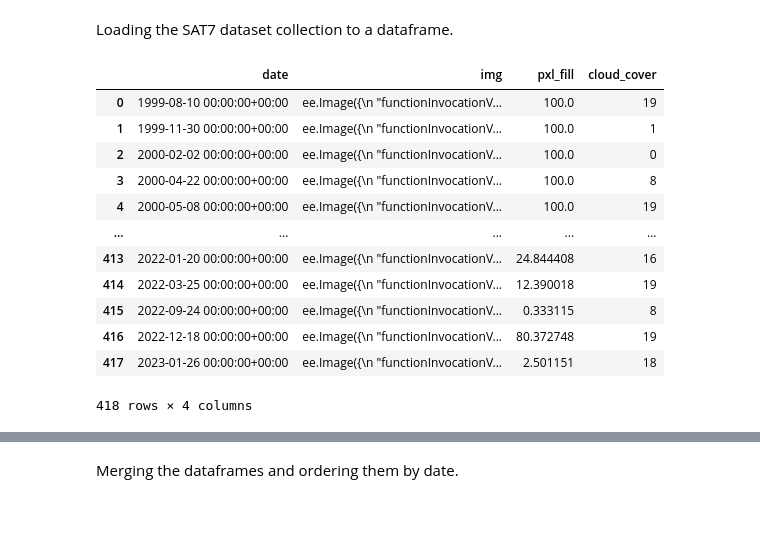
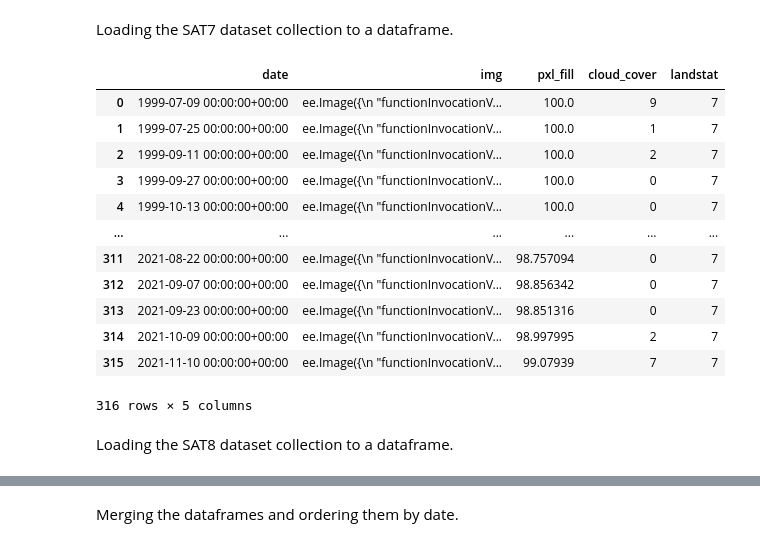
Before and after one commit to Bindila-Bogdan/Lakes-Analysis, a Jupyter notebook: notebooks/create_dataset.ipynb, the cells around one changed output, grey strips where cells are left out. Saved outputs shown, nothing was run; the diff lists cells and outputs as text; code cells hidden in the pictures; blank space fills up the shorter version.

```diff
--- a/notebooks/create_dataset.ipynb
+++ b/notebooks/create_dataset.ipynb
@@ -40,10 +47,14 @@ Google Earth Engine has initialized successfully!
 Setting the parameters for the script.
 # %%
 # Identifier for lake being looked at
-lake_name = 'george'
+lake_name = 'mono'
 
 # Region of Interest to be investigated
-coordinates = [149.35704470513303, -34.98, 149.49550371751621, -35.20614998677668]
+#coordinates = [149.35704470513303, -34.98, 149.49550371751621, -35.20614998677668]        # Lake George, NSW
+#coordinates = [-118.7987421553789,38.81781714967809,-118.64491594031115,38.57917776421281] # Walker Lake, NV
+#coordinates = [-61.543451166162626,-33.65659441108957,-61.382443061249745,-33.7727040846765] # Lake Melincué, FR
+coordinates = [-119.15351031680327,38.08285644076688,-118.88698790646308,37.93303372780372]  # Mono Lake, CA
+
 
 # Parameters
 start_date = '1984-03-16'
@@ -51,11 +62,13 @@ end_date = '2022-01-01'
 
 max_cloud_cover = 20         #set % of SAT img that can be cloudy
 
-pxl_fill_threshold = 80      #set % of the SAT img that must have data
+pxl_fill_threshold = 98      #set % of the SAT img that must have data
 
-merge_tolerance = '15 day'   #set how much of a time-difference there can be between SAT and GT images
+merge_tolerance = '20 day'   #set how much of a time-difference there can be between SAT and GT images
 
-pct_correct_threshold = 40   #set % of the AWEI pixels that must also be classified as water by GT to keep said AWEI image. Lower means noisier images
+awei_threshold = 0.85        #set the maximum value of the AWEI index you are willing to accept as water (higher lets more rainclouds pass)
+
+pct_correct_threshold = 40   #set % of the AWEI pixels that must also be classified as water by GT to keep said AWEI image. Lower means more clouds
 
 region = ee.Geometry.Rectangle(coordinates)
 tol = pd.Timedelta(merge_tolerance)
@@ -157,7 +162,7 @@ df_gt
 # %% [markdown]
 Loading the SAT5 dataset collection to a dataframe.
 # %%
-df_sat5 = pd.DataFrame(columns=['date','img','pxl_fill','cloud_cover'])
+df_sat5 = pd.DataFrame(columns=['date','img','pxl_fill','cloud_cover','landstat'])
 
 for i in range(0,sat5_list_num): #Change upper bound to be length of post-none drop df
     img_id = i
@@ -170,10 +175,10 @@ for i in range(0,sat5_list_num): #Change upper bound to be length of post-none d
     awei = image.expression(
     '4 * (B2 - B5) - (0.25 * B4 + 2.75 * B7)',
     {
-        'B2': image.select('SR_B2'),
-        'B5': image.select('SR_B5'),
-        'B4': image.select('SR_B4'),
-        'B7': image.select('SR_B7')
+        'B2': image.select('SR_B2'), #green
+        'B5': image.select('SR_B5'), #SWIR 1
+        'B4': image.select('SR_B4'), #NIR
+        'B7': image.select('SR_B7')  #SWIR 2
     })
 
     image = image.addBands(awei.rename('awei')) #add calculated index as a band to the SAT image
@@ -207,5 +212,7 @@ for i in range(0,sat5_list_num): #Change upper bound to be length of post-none d
 
     df_sat5.loc[img_id,'cloud_cover'] = image.get('CLOUD_COVER').getInfo()
 
+    df_sat5.loc[img_id,'landstat'] = 5
+
 df_sat5
 # %% [output]
@@ -225,7 +248,7 @@ df_sat5
 # %% [markdown]
 Loading the SAT7 dataset collection to a dataframe.
 # %%
-df_sat7 = pd.DataFrame(columns=['date','img','pxl_fill','cloud_cover'])
+df_sat7 = pd.DataFrame(columns=['date','img','pxl_fill','cloud_cover','landstat'])
 
 for i in range(0,sat7_list_num): #Change upper bound to be length of post-none drop df
     img_id = i
@@ -238,7 +261,7 @@ for i in range(0,sat7_list_num): #Change upper bound to be length of post-none d
     awei = image.expression(
     '4 * (B2 - B5) - (0.25 * B4 + 2.75 * B7)',
     {
-        'B2': image.select('SR_B2'),
+        'B2': image.select('SR_B2'), #
         'B5': image.select('SR_B5'),
         'B4': image.select('SR_B4'),
         'B7': image.select('SR_B7')
@@ -249,44 +272,48 @@ for i in range(0,sat7_list_num): #Change upper bound to be length of post-none d
 
     #compute amount of pixels which have some captured data
     band = image.select('SR_B1')    #arbitrary selection of SAT band to check pixel occupancy
     none_pixels = band.mask().eq(0) #masks empty pixels (band value = 'None') with 1, otherwise 0
 
     #sums how many pixels in region have mask value = 1
     none_pixel_count = none_pixels.reduceRegion(
         reducer=ee.Reducer.sum(),
         geometry=region,
         scale=30,
         maxPixels=1e9
     ).get('SR_B1')
     none_count = none_pixel_count.getInfo()
 
     not_none_pixels = band.unmask().neq(0) #replaces all masked values (empty pixels) with 0
 
     #sums how many pixels in region have mask value = 1 (prior call inverted said mask)
     not_none_pixel_count = not_none_pixels.reduceRegion(
         reducer=ee.Reducer.sum(),
         geometry=region,
         scale=30,
         maxPixels=1e9
     ).get('SR_B1')
     filled_count = not_none_pixel_count.getInfo()
 
     df_sat7.loc[img_id,'pxl_fill'] = filled_count / (filled_count + none_count) * 100 #computes % of region which has data in it
 
     df_sat7.loc[img_id,'cloud_cover'] = image.get('CLOUD_COVER').getInfo()
 
-df_sat7
+    df_sat7.loc[img_id,'landstat'] = 7
+
+df_sat7 #35 minutes
 # %% [output]
-|  | date | img | pxl_fill | cloud_cover |
-| 0 | 1999-08-10 00:00:00+00:00 | ee.Image({\n "functionInvocationV... | 100.0 | 19 |
-| 1 | 1999-11-30 00:00:00+00:00 | ee.Image({\n "functionInvocationV... | 100.0 | 1 |
-| 2 | 2000-02-02 00:00:00+00:00 | ee.Image({\n "functionInvocationV... | 100.0 | 0 |
-| 3 | 2000-04-22 00:00:00+00:00 | ee.Image({\n "functionInvocationV... | 100.0 | 8 |
-| 4 | 2000-05-08 00:00:00+00:00 | ee.Image({\n "functionInvocationV... | 100.0 | 19 |
-| ... | ... | ... | ... | ... |
-| 413 | 2022-01-20 00:00:00+00:00 | ee.Image({\n "functionInvocationV... | 24.844408 | 16 |
-| 414 | 2022-03-25 00:00:00+00:00 | ee.Image({\n "functionInvocationV... | 12.390018 | 19 |
-| 415 | 2022-09-24 00:00:00+00:00 | ee.Image({\n "functionInvocationV... | 0.333115 | 8 |
-| 416 | 2022-12-18 00:00:00+00:00 | ee.Image({\n "functionInvocationV... | 80.372748 | 19 |
-| 417 | 2023-01-26 00:00:00+00:00 | ee.Image({\n "functionInvocationV... | 2.501151 | 18 |
+|  | date | img | pxl_fill | cloud_cover | landstat |
+| 0 | 1999-07-09 00:00:00+00:00 | ee.Image({\n "functionInvocationV... | 100.0 | 9 | 7 |
+| 1 | 1999-07-25 00:00:00+00:00 | ee.Image({\n "functionInvocationV... | 100.0 | 1 | 7 |
+| 2 | 1999-09-11 00:00:00+00:00 | ee.Image({\n "functionInvocationV... | 100.0 | 2 | 7 |
+| 3 | 1999-09-27 00:00:00+00:00 | ee.Image({\n "functionInvocationV... | 100.0 | 0 | 7 |
+| 4 | 1999-10-13 00:00:00+00:00 | ee.Image({\n "functionInvocationV... | 100.0 | 0 | 7 |
+| ... | ... | ... | ... | ... | ... |
+| 311 | 2021-08-22 00:00:00+00:00 | ee.Image({\n "functionInvocationV... | 98.757094 | 0 | 7 |
+| 312 | 2021-09-07 00:00:00+00:00 | ee.Image({\n "functionInvocationV... | 98.856342 | 0 | 7 |
+| 313 | 2021-09-23 00:00:00+00:00 | ee.Image({\n "functionInvocationV... | 98.851316 | 0 | 7 |
+| 314 | 2021-10-09 00:00:00+00:00 | ee.Image({\n "functionInvocationV... | 98.997995 | 2 | 7 |
+| 315 | 2021-11-10 00:00:00+00:00 | ee.Image({\n "functionInvocationV... | 99.07939 | 7 | 7 |
-418 rows × 4 columns
+316 rows × 5 columns
+# %% [markdown]
+Loading the SAT8 dataset collection to a dataframe.
```
Also changed, not shown: parts of 21 cells of this notebook.
